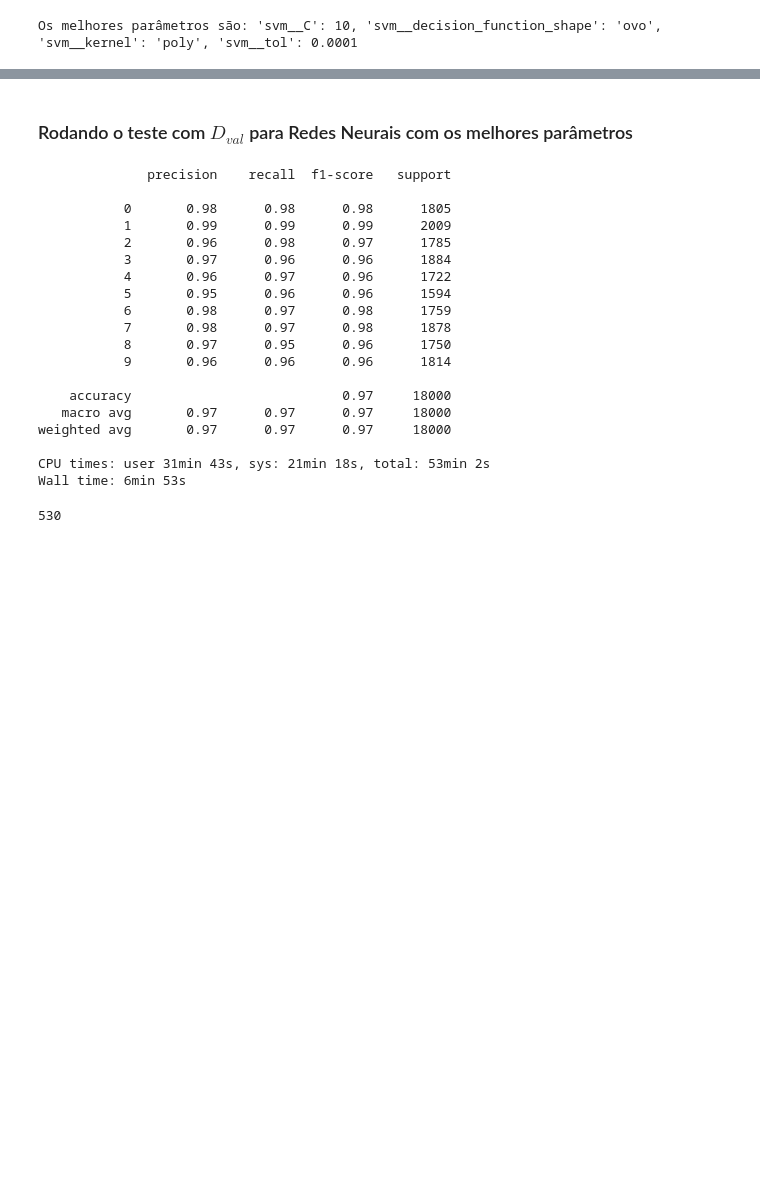
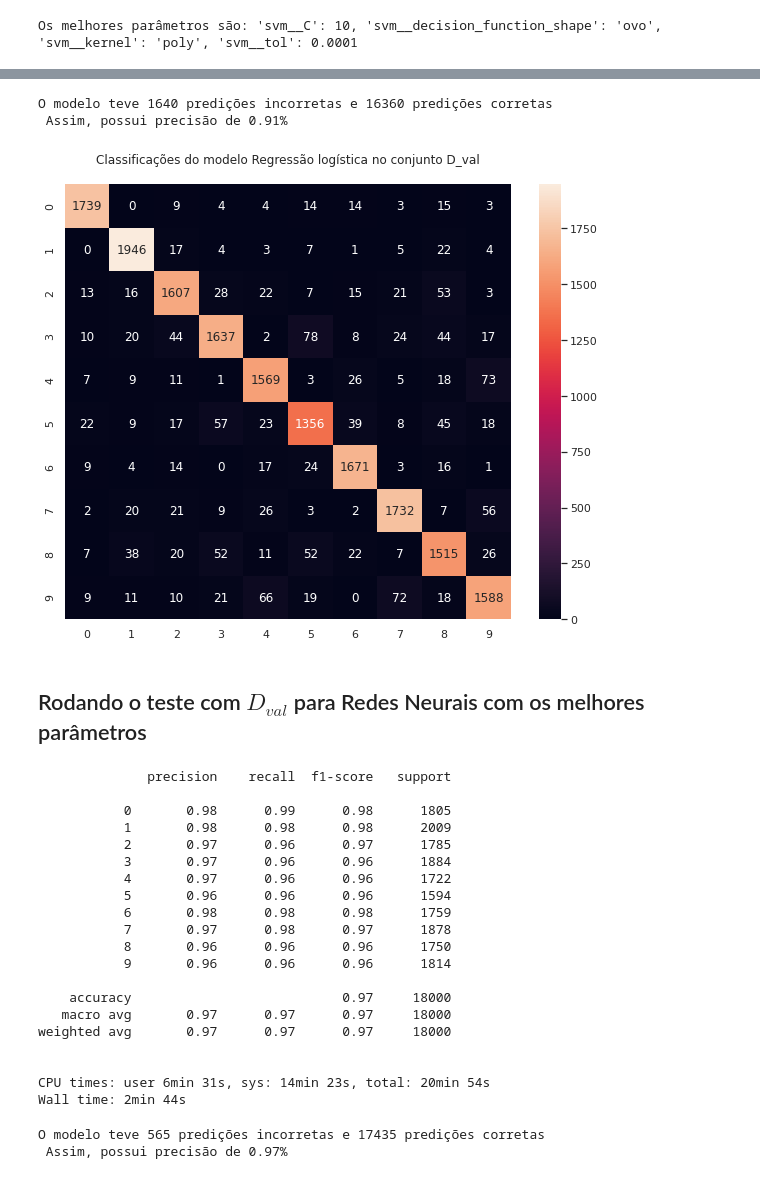
Before and after one commit to lurara/ep4_mac0460, a Jupyter notebook: ep04.ipynb, the cells around one changed output, grey strips where cells are left out. Drawn from its saved outputs; the diff is of its cells as text; code cells hidden in the pictures; blank space fills up the shorter version.

```diff
--- a/ep04.ipynb
+++ b/ep04.ipynb
@@ -508,51 +518,73 @@ print(classification_report(D_y_val, log_predictions))
 # %%
 wrong = 0
+right = 0
 inputs = D_val
 labels = D_y_val
+
 for input, prediction, label in zip(inputs, log_predictions, labels):
-  if prediction != label:
-    wrong = wrong + 1
+    if prediction != label:
+        wrong = wrong + 1
+    else:
+        right += 1
 
-print(wrong)
+
+print(f"\nO modelo teve {wrong} predições incorretas e {right} predições corretas\n",
+      f"Assim, possui precisão de {right/(wrong+right):.2f}%\n")
+# %% [output]
+O modelo teve 1640 predições incorretas e 16360 predições corretas
+ Assim, possui precisão de 0.91%
+# %%
+sns.set(rc={'figure.figsize':(10,8)})
+plt.title(f"Classificações do modelo Regressão logística no conjunto D_val\n")
+sns.heatmap(metrics.confusion_matrix(D_y_val, log_predictions), annot=True, fmt='g')
+plt.show()
+# %% [output]
+[figure, added]
 # %% [markdown]
-### Rodando o teste com $D_{val}$ para Redes Neurais com os melhores parâmetros
+## Rodando o teste com $D_{val}$ para Redes Neurais com os melhores parâmetros
 # %%
 %%time
 
-neuralnet = MLPClassifier(activation='logistic', max_iter=750, tol=0.0001)
+neuralnet = MLPClassifier(activation='logistic', max_iter=750, tol=0.0001, early_stopping= False)
 neuralnet.get_params() # imprime os hiperparametros!
 neuralnet.fit(D_train, D_y_train)
 neuralnet.score(D_train, D_y_train)
 neural_predictions = neuralnet.predict(D_val)
-print(classification_report(D_y_val, neural_predictions))
+print(classification_report(D_y_val, neural_predictions)+'\n')
 # %% [output]
               precision    recall  f1-score   support
 
-           0       0.98      0.98      0.98      1805
-           1       0.99      0.99      0.99      2009
-           2       0.96      0.98      0.97      1785
+           0       0.98      0.99      0.98      1805
+           1       0.98      0.98      0.98      2009
+           2       0.97      0.96      0.97      1785
            3       0.97      0.96      0.96      1884
-           4       0.96      0.97      0.96      1722
-           5       0.95      0.96      0.96      1594
-           6       0.98      0.97      0.98      1759
-           7       0.98      0.97      0.98      1878
-           8       0.97      0.95      0.96      1750
+           4       0.97      0.96      0.96      1722
+           5       0.96      0.96      0.96      1594
+           6       0.98      0.98      0.98      1759
+           7       0.97      0.98      0.97      1878
+           8       0.96      0.96      0.96      1750
            9       0.96      0.96      0.96      1814
 
     accuracy                           0.97     18000
    macro avg       0.97      0.97      0.97     18000
 weighted avg       0.97      0.97      0.97     18000
 
-CPU times: user 31min 43s, sys: 21min 18s, total: 53min 2s
-Wall time: 6min 53s
+
+CPU times: user 6min 31s, sys: 14min 23s, total: 20min 54s
+Wall time: 2min 44s
 # %%
 wrong = 0
+right = 0
 inputs = D_val
 labels = D_y_val
 for input, prediction, label in zip(inputs, neural_predictions, labels):
-  if prediction != label:
-    wrong = wrong + 1
+    if prediction != label:
+        wrong = wrong + 1
+    else:
+        right += 1
 
-print(wrong)
+print(f"\nO modelo teve {wrong} predições incorretas e {right} predições corretas\n",
+      f"Assim, possui precisão de {right/(wrong+right):.2f}%\n")
 # %% [output]
-530
+O modelo teve 565 predições incorretas e 17435 predições corretas
+ Assim, possui precisão de 0.97%
```
Also changed, not shown: parts of 40 cells of this notebook.
